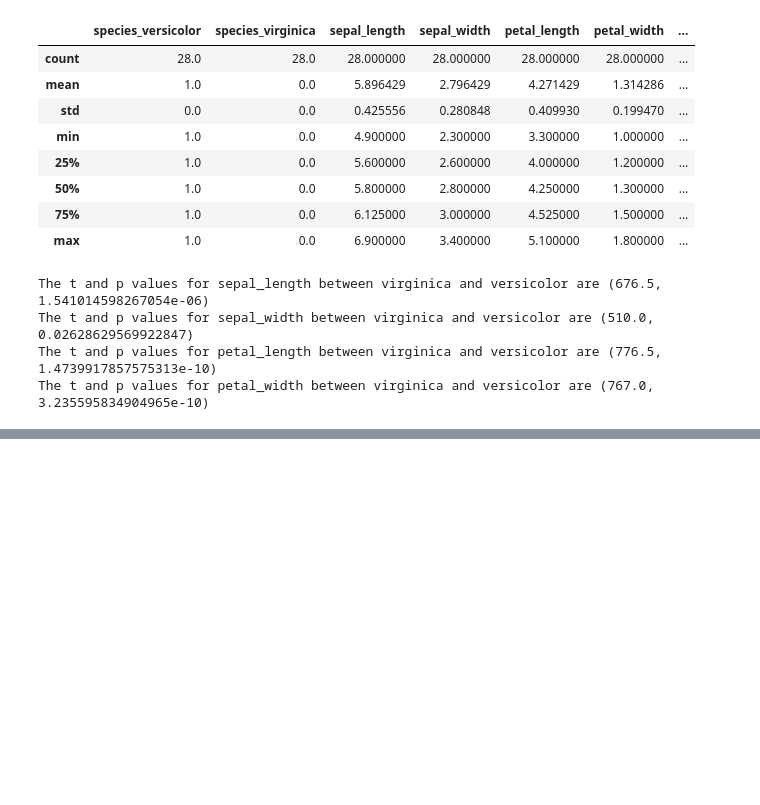
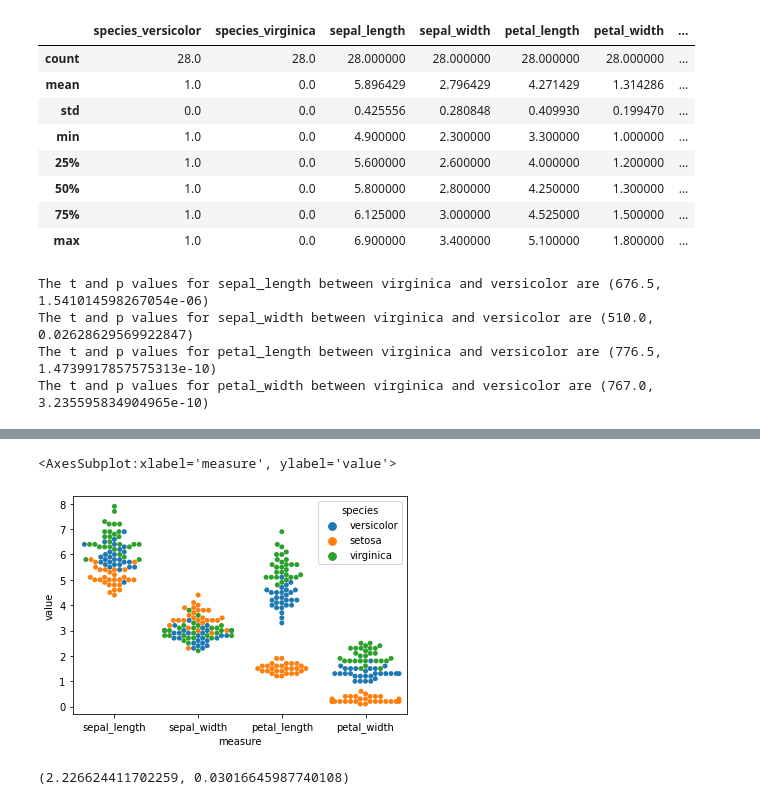
Before and after one commit to javahava1222/classification-exercises, a Jupyter notebook: classification_exercises.ipynb, the cells around one changed output, grey strips where cells are left out. Saved outputs shown, nothing was run; the diff lists cells and outputs as text; code cells hidden in the pictures; blank space fills up the shorter version.

```diff
--- a/classification_exercises.ipynb
+++ b/classification_exercises.ipynb
@@ -859 +877,13 @@ The t and p values for petal_width between virginica and versicolor are (767.0,
+# %%
+
+# Create a swarmplot using a melted dataframe of all your numeric variables. The x-axis should be the variable name, the y-axis the measure.
+# Add another dimension using color to represent species. Document takeaways from this visualization.
+melted_train = pd.melt(train, id_vars='species', var_name='measure', value_name= 'value')
+sns.swarmplot(data=melted_train, x='measure', y='value', hue='species')
+
+#sepal width are not differentiable to each other as compared to petal length and petal width.
+#  Petal length for width for setosa is distinctive from other species.
+# %% [output]
+<AxesSubplot:xlabel='measure', ylabel='value'>
+[figure, added]
 # %%
@@ -875,0 +901,8 @@ The t and p values for petal_width between virginica and versicolor are (767.0,
+# %%
+t, p = stats.ttest_ind(virginica.sepal_area,
+                setosa.sepal_area,
+                equal_var=False
+               )
+t,p
+# %% [output]
+(2.226624411702259, 0.03016645987740108)
```
Also changed, not shown: parts of 10 cells of this notebook, 1 other file.
